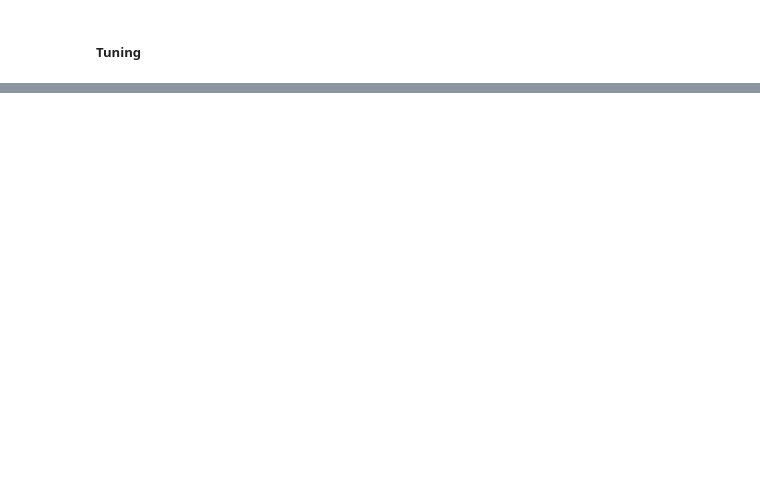
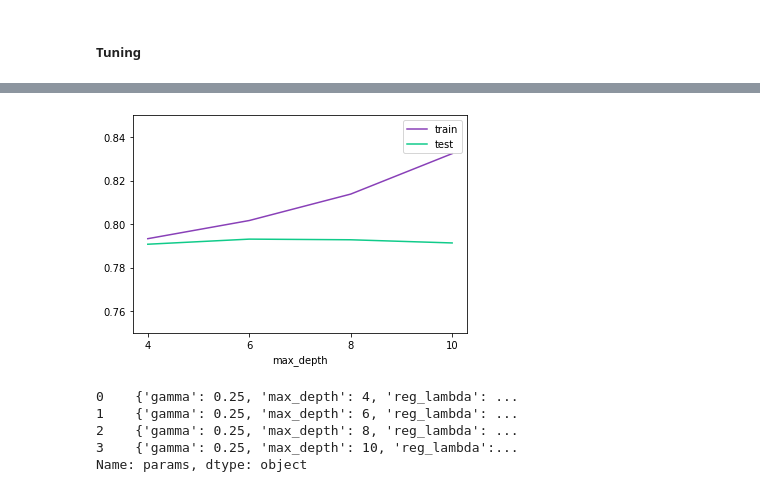
Before and after one commit to YacineHajjiDataScientist/20220814_dsProject, a Jupyter notebook: Tuning.ipynb, the cells around one changed output, grey strips where cells are left out. Saved outputs shown, nothing was run; the diff lists cells and outputs as text; code cells hidden in the pictures; blank space fills up the shorter version.

```diff
--- a/Tuning.ipynb
+++ b/Tuning.ipynb
@@ -315,0 +320,26 @@ grid_search.cv_results_
+# %%
+##### GridSearchCV 2nd step
+parameters = {
+    'max_depth': [4, 6, 8, 10],
+    'gamma': [0.25],
+    'reg_lambda': [10.0]
+}
+
+kf = KFold(n_splits=5, shuffle=True, random_state=1)
+
+### GridSearchCV
+grid_search_2 = GridSearchCV(
+    estimator=estimator,
+    param_grid=parameters,
+    scoring = 'roc_auc',
+    n_jobs = -1,
+    cv = kf,
+    verbose=1,
+    return_train_score=True
+)
+
+grid_search_2.fit(X_train, y_train)
+
+print(grid_search_2.best_params_)
+### Best parameters: {'gamma': 0.25, 'max_depth': 6, 'reg_lambda': 10.0}
+### Decision: we keep gamma=0.25, we go beyond max_depth=6 and beyond reg_lambda=10
@@ -315,0 +367,24 @@ grid_search.cv_results_
+# %%
+##### Plot GridSearchCV2 train vs test
+results = ['mean_test_score', 'mean_train_score', 'std_test_score', 'std_train_score']
+
+train_scores = grid_search_2.cv_results_['mean_train_score']
+test_scores = grid_search_2.cv_results_['mean_test_score']
+
+plt.plot(train_scores, label='train', color='#8940B8')
+plt.plot(test_scores, label='test', color='#10CB8A')
+plt.xticks([0, 1, 2, 3], [4, 6, 8, 10])
+plt.xlabel('max_depth')
+plt.ylim((0.75, 0.85))
+plt.legend(loc='best')
+plt.show()
+# %% [output]
+[figure, added]
+# %%
+dfGridSearchCV_2.params
+# %% [output]
+0    {'gamma': 0.25, 'max_depth': 4, 'reg_lambda': ...
+1    {'gamma': 0.25, 'max_depth': 6, 'reg_lambda': ...
+2    {'gamma': 0.25, 'max_depth': 8, 'reg_lambda': ...
+3    {'gamma': 0.25, 'max_depth': 10, 'reg_lambda':...
+Name: params, dtype: object
```
Also changed, not shown: parts of 35 cells of this notebook, 1 other file.
